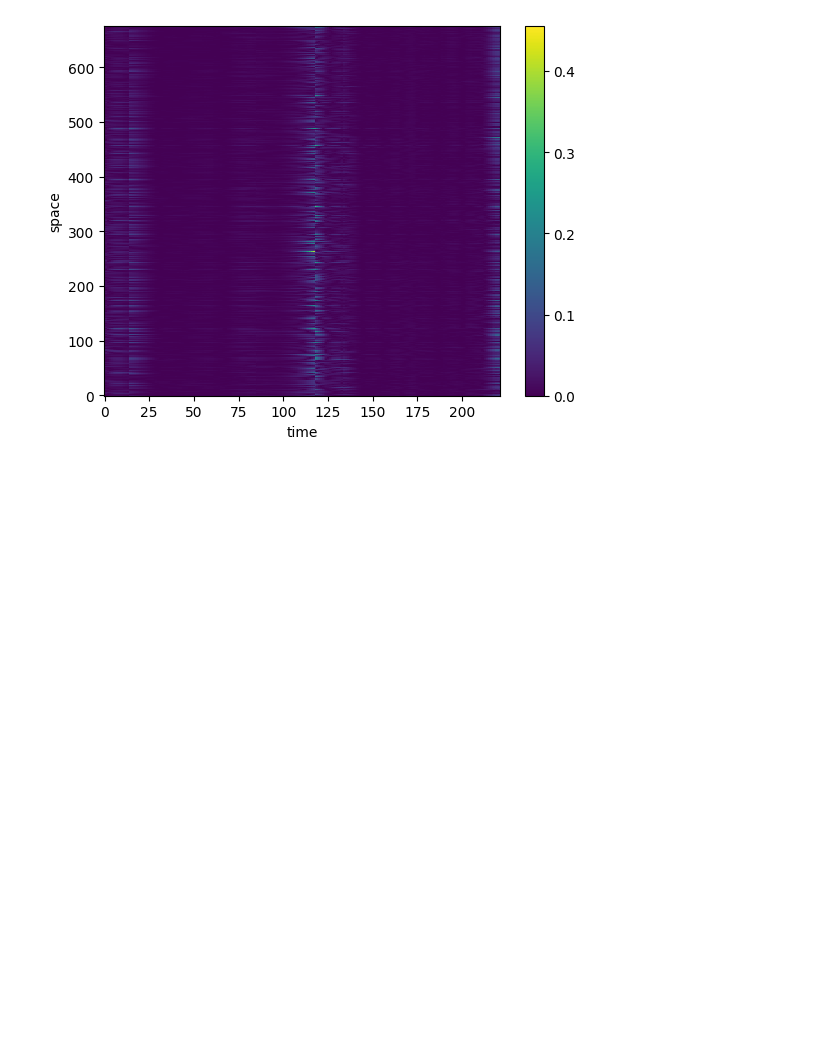
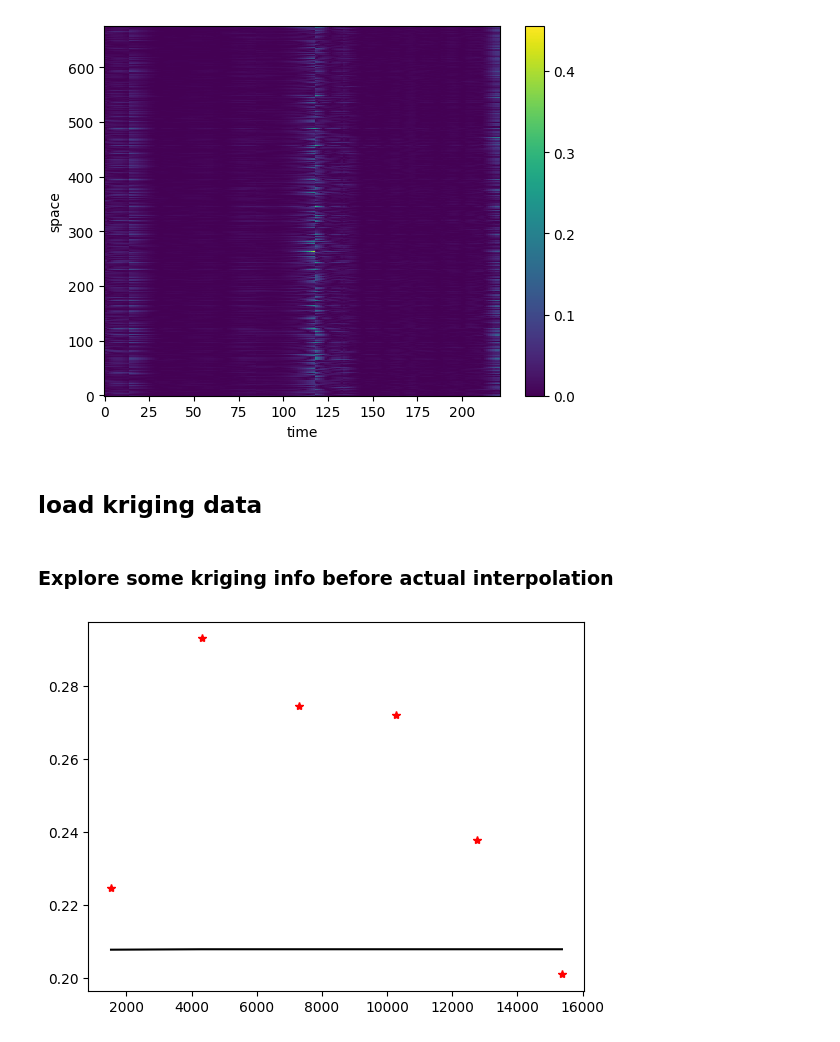
Before and after one commit to TUDelftGeodesy/DePSI, a Jupyter notebook: examples/notebooks/demo_atmosphere_estimation.ipynb, the cells around one changed output. Saved outputs shown, nothing was run; the diff lists cells and outputs as text; code cells hidden in the pictures; blank space fills up the shorter version.

Commit message:
add kriging examples to nb

```diff
--- a/examples/notebooks/demo_atmosphere_estimation.ipynb
+++ b/examples/notebooks/demo_atmosphere_estimation.ipynb
@@ -89,3 +89,5 @@ ae.plot(x="time", y="space")
 # %% [output]
 <matplotlib.collections.QuadMesh at 0x...>
 [figure]
+# %% [markdown]
+## load kriging data
@@ -91,0 +99,40 @@ ae.plot(x="time", y="space")
+# %%
+data_input = scipy.io.loadmat("./depsi_matlab_atmo_kriging_testdata/zegveld_s1_t037_ps_atmo_kriging_input.mat")
+ds = xr.Dataset(
+    {
+        "ps_atmosphere": (["space", "time"], data_input["atmo_estimates"])
+    },
+    coords={
+        "x": ("space", data_input["psc_azx"].squeeze()),
+        "y": ("space", data_input["psc_rx"].squeeze()),
+    }
+)
+
+chunked_ds = xr.Dataset(
+    {
+        "ps_atmosphere": (["space", "time"], data_input["atmo_estimates"])
+    },
+    coords={
+        "x": ("space", data_input["psc_azx"].squeeze()),
+        "y": ("space", data_input["psc_rx"].squeeze()),
+    }
+).chunk({"space": -1, "time": 50})
+# %% [markdown]
+### Explore some kriging info before actual interpolation
+# %%
+from depsi.atmosphere import krige_per_single_time
+
+# select one time step
+time_index = 0
+ps_atmosphere = ds["ps_atmosphere"].isel(time=time_index)
+atmos_variance = np.var(ps_atmosphere.values)
+
+# parameters from matlab are default values in krige_per_single_time
+# variogram_model='gaussian',
+# variogram_parameters= {'sill': 0.8*atmos_variance, 'range':1000.0 , 'nugget': 0.2*atmos_variance},
+
+kriging_obj = krige_per_single_time(ps_atmosphere)
+# %%
+kriging_obj.display_variogram_model()
+# %% [output]
+[figure, added]
```
Also changed, not shown: parts of 9 cells of this notebook.
